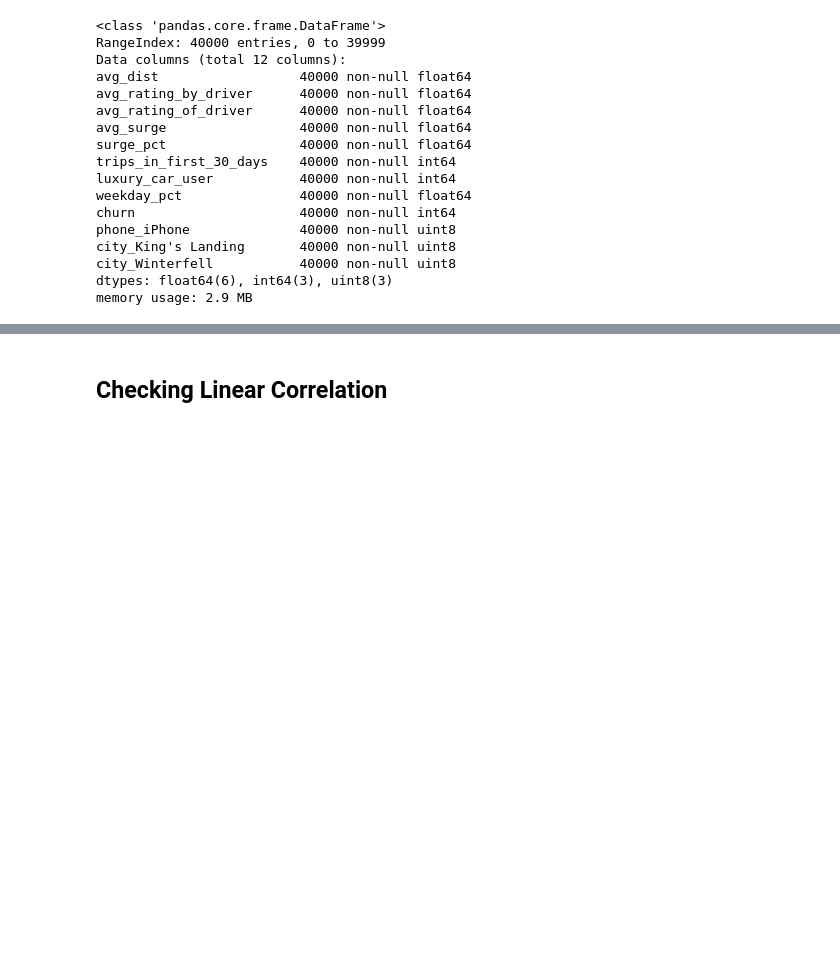
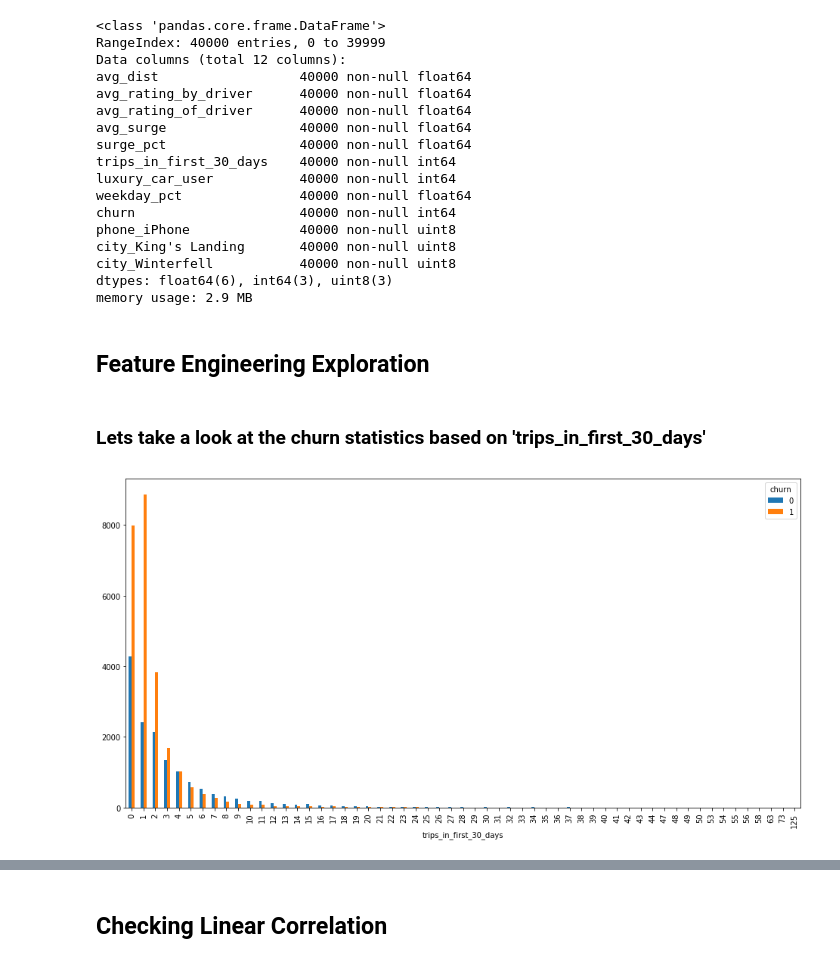
Before and after one commit to kuroodi/Churn_Analysis_Case_Study, a Jupyter notebook: eda/eda.ipynb, the cells around one changed output, grey strips where cells are left out. Drawn from its saved outputs; the diff is of its cells as text; code cells hidden in the pictures; blank space fills up the shorter version.

Commit message:
feature engineering update

```diff
--- a/eda/eda.ipynb
+++ b/eda/eda.ipynb
@@ -192,3 +192,11 @@ city_King's Landing       40000 non-null uint8
 city_Winterfell           40000 non-null uint8
 dtypes: float64(6), int64(3), uint8(3)
 memory usage: 2.9 MB
+# %% [markdown]
+## Feature Engineering Exploration
+# %% [markdown]
+### Lets take a look at the churn statistics based on 'trips_in_first_30_days'
+# %%
+churn_clean.groupby('churn').trips_in_first_30_days.value_counts().unstack(0).plot.bar(figsize=(16, 8));
+# %% [output]
+[figure, added]
```
Also changed, not shown: parts of 6 cells of this notebook.
